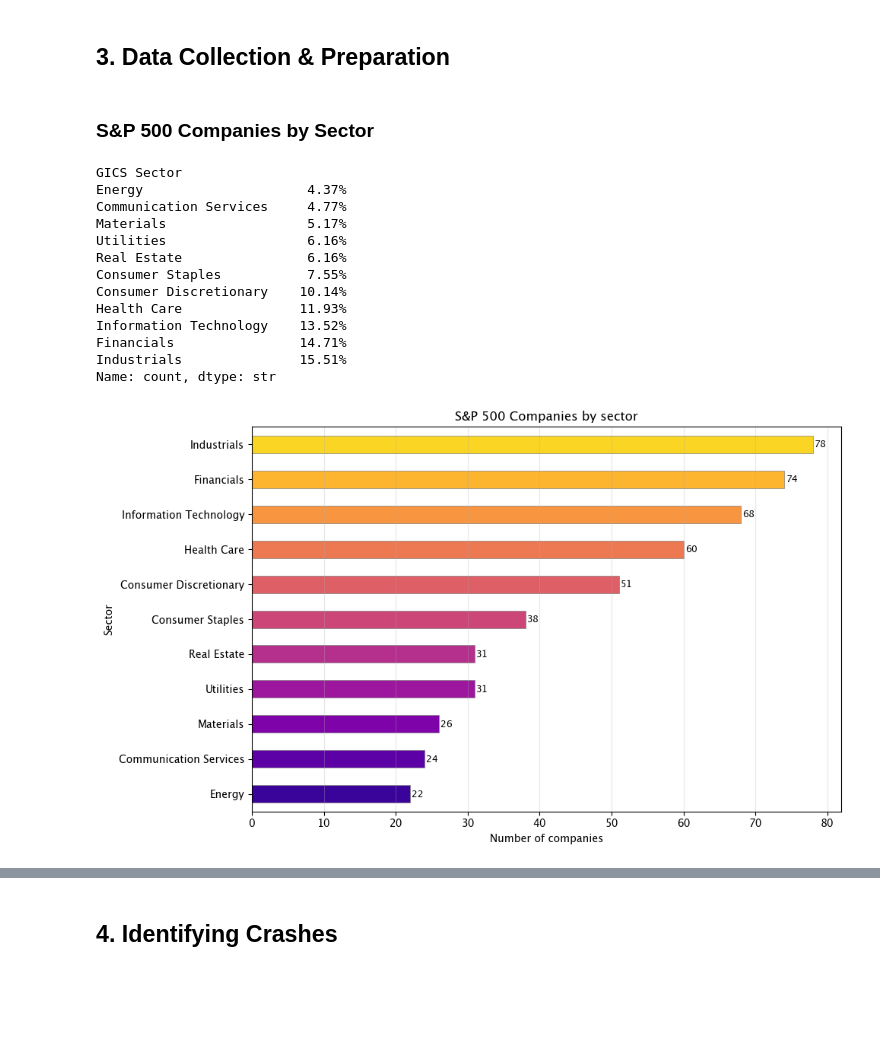
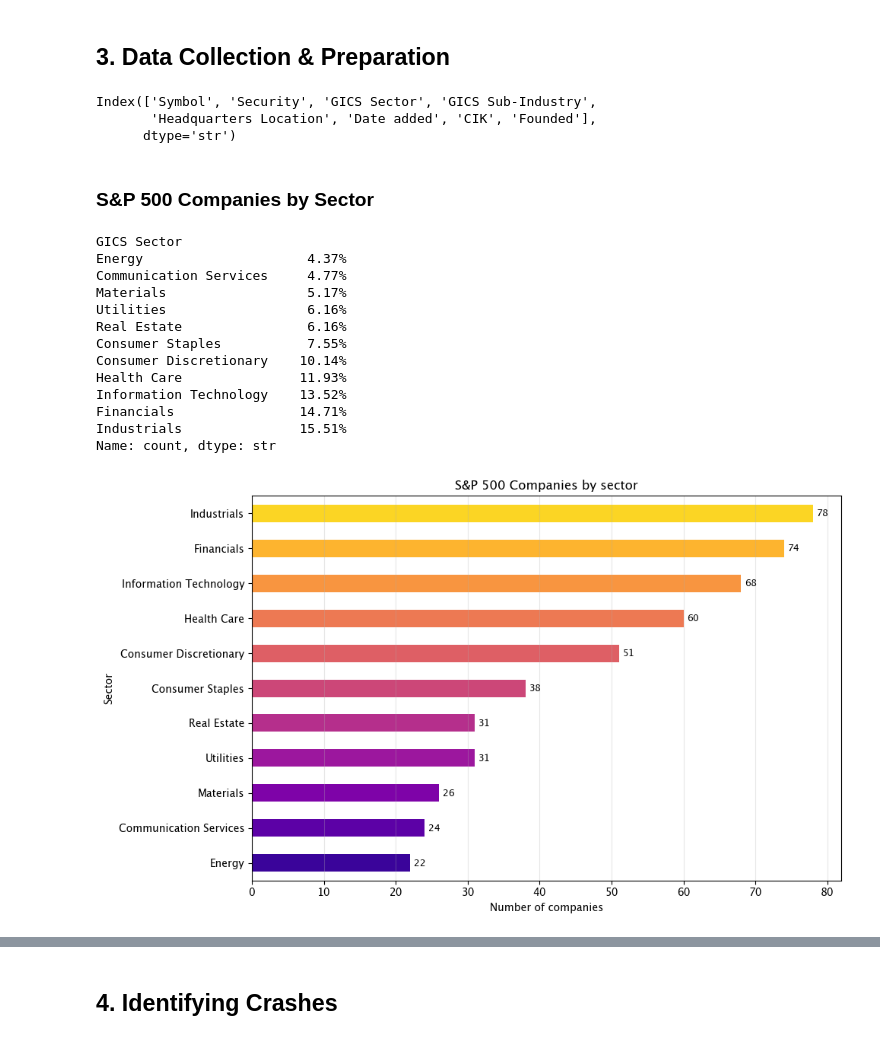
Before and after one commit to yannzg/sp500-rebounds, a Jupyter notebook: analysis.ipynb, the cells around one changed output, grey strips where cells are left out. Drawn from its saved outputs; the diff is of its cells as text; code cells hidden in the pictures; blank space fills up the shorter version.

```diff
--- a/analysis.ipynb
+++ b/analysis.ipynb
@@ -113,51 +114,45 @@ start_date = "2015-01-01"
 end_date = "2025-12-31"
 
 df = pd.read_csv("dataset/constituents.csv")
+df.columns
+# %% [output]
+Index(['Symbol', 'Security', 'GICS Sector', 'GICS Sub-Industry',
+       'Headquarters Location', 'Date added', 'CIK', 'Founded'],
+      dtype='str')
 # %% [markdown]
 ### S&P 500 Companies by Sector
-# %%
-df.columns = df.columns.str.strip()
-sector_col = next((c for c in df.columns if "sector" in c.lower()), None)
-sector_counts = df[sector_col].value_counts().sort_values(ascending=True)
-sector_proportion = sector_counts / sector_counts.sum()
-
-print((sector_proportion * 100).round(2).astype(str) + "%")
-
-fig, ax3 = plt.subplots(figsize=(10, 6))
-sector_counts.plot(kind="barh", ax=ax3, color=sns.color_palette("plasma", len(sector_counts)), edgecolor="gray", linewidth=0.5)
-
-for i, v in enumerate(sector_counts):
-    ax3.text(
-        v + 0.2,
-        i,
-        str(v),
-        color="black",
-        va="center",
-        fontsize=9
-    )
-
-ax3.set_xlabel("Number of companies")
-ax3.set_ylabel("Sector")
-ax3.set_title("S&P 500 Companies by sector")
-ax3.grid(axis="x", alpha=0.3)
-
-plt.tight_layout()
-plt.show()
-# %% [output]
-GICS Sector
-Energy                     4.37%
-Communication Services     4.77%
-Materials                  5.17%
-Utilities                  6.16%
-Real Estate                6.16%
-Consumer Staples           7.55%
-Consumer Discretionary    10.14%
-Health Care               11.93%
-Information Technology    13.52%
-Financials                14.71%
-Industrials               15.51%
-Name: count, dtype: str
-[figure, removed]
+# %%
+sector_counts = df["GICS Sector"].value_counts().sort_values(ascending=True)
+sector_proportion = sector_counts / sector_counts.sum()
+
+print((sector_proportion*100).round(2).astype(str) + "%")
+
+ax3 = sector_counts.plot(kind="barh", figsize=(10,6), color=sns.color_palette("plasma", len(sector_counts)), title="S&P 500 Companies by sector")
+ax3.grid(axis="x", alpha=0.3)
+
+ax3.set_xlabel("Number of companies")
+ax3.set_ylabel("Sector")
+
+for index, value in enumerate(sector_counts):
+    ax3.text(value + 0.5, index, str(value), va="center", fontsize=9)
+
+plt.tight_layout()
+plt.show()
+# %% [output]
+GICS Sector
+Energy                     4.37%
+Communication Services     4.77%
+Materials                  5.17%
+Utilities                  6.16%
+Real Estate                6.16%
+Consumer Staples           7.55%
+Consumer Discretionary    10.14%
+Health Care               11.93%
+Information Technology    13.52%
+Financials                14.71%
+Industrials               15.51%
+Name: count, dtype: str
+[figure, added]
 # %% [markdown]
 ### Stratified Sampling
 
```
Also changed, not shown: parts of 15 cells of this notebook.
